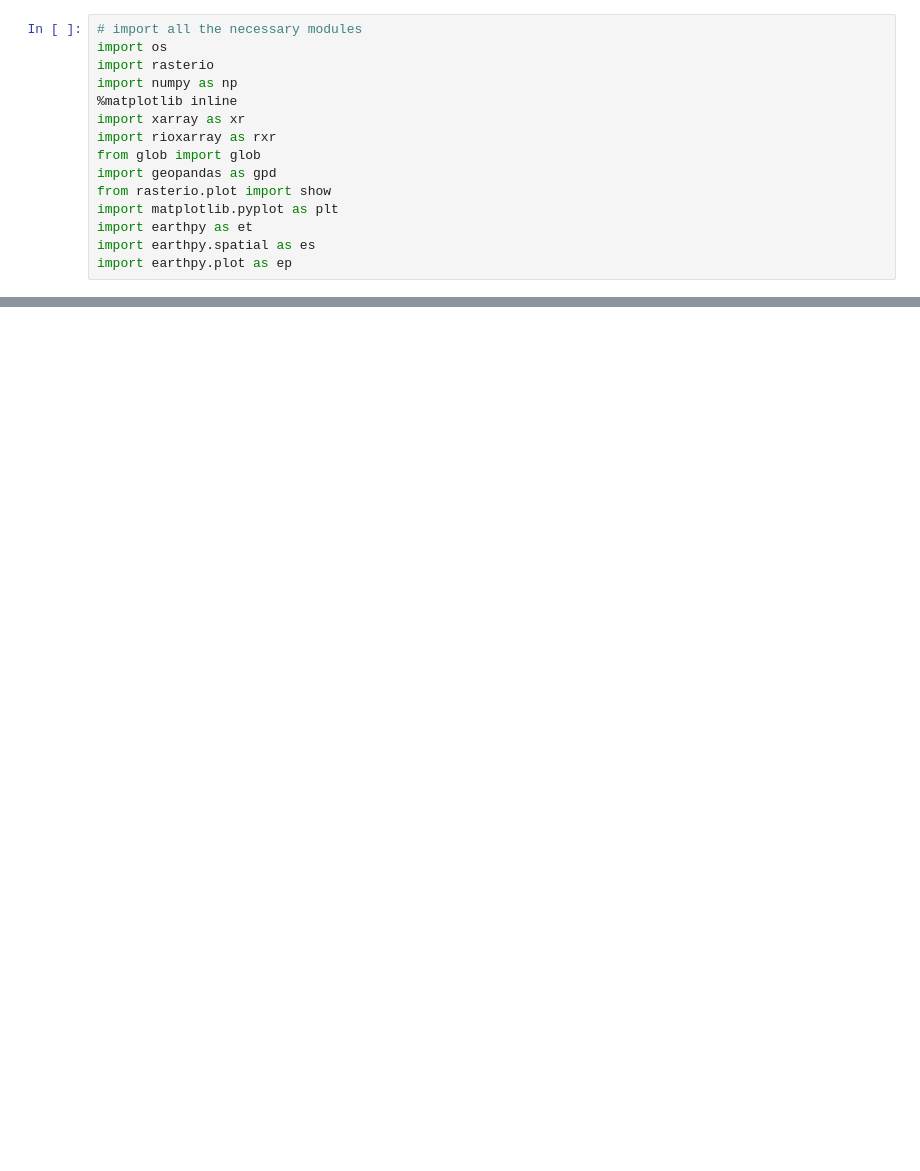
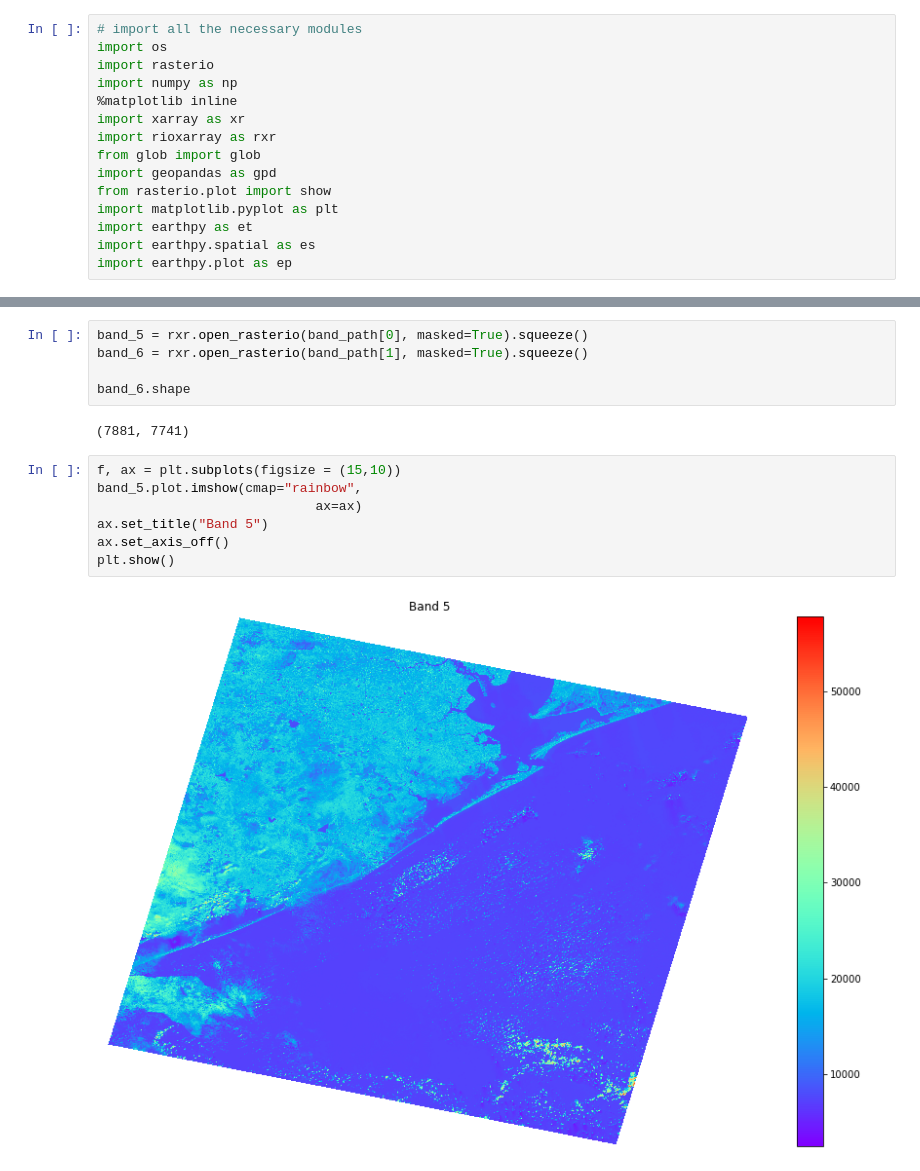
Before and after one commit to maluajai1/Spatial_thoughts, a Jupyter notebook: Change_harvey.ipynb, the cells around one changed output, grey strips where cells are left out. Cells and saved outputs as stored; diff of their text form; blank space fills up the shorter version.

```diff
--- a/Change_harvey.ipynb
+++ b/Change_harvey.ipynb
@@ -25,5 +24,21 @@ band_path
 # %% [output]
 ['harvey\\LC08_L2SP_025040_20170929_20200903_02_T1_SR_B5.TIF',
  'harvey\\LC08_L2SP_025040_20170929_20200903_02_T1_SR_B6.TIF']
+# %%
+band_5 = rxr.open_rasterio(band_path[0], masked=True).squeeze()
+band_6 = rxr.open_rasterio(band_path[1], masked=True).squeeze()
+
+band_6.shape
+# %% [output]
+(7881, 7741)
+# %%
+f, ax = plt.subplots(figsize = (15,10))
+band_5.plot.imshow(cmap="rainbow",
+                            ax=ax)
+ax.set_title("Band 5")
+ax.set_axis_off()
+plt.show()
+# %% [output]
+[figure, added]
 # %%
 aoi = gpd.read_file(shp_path)
```
Also changed, not shown: parts of 10 cells of this notebook.
